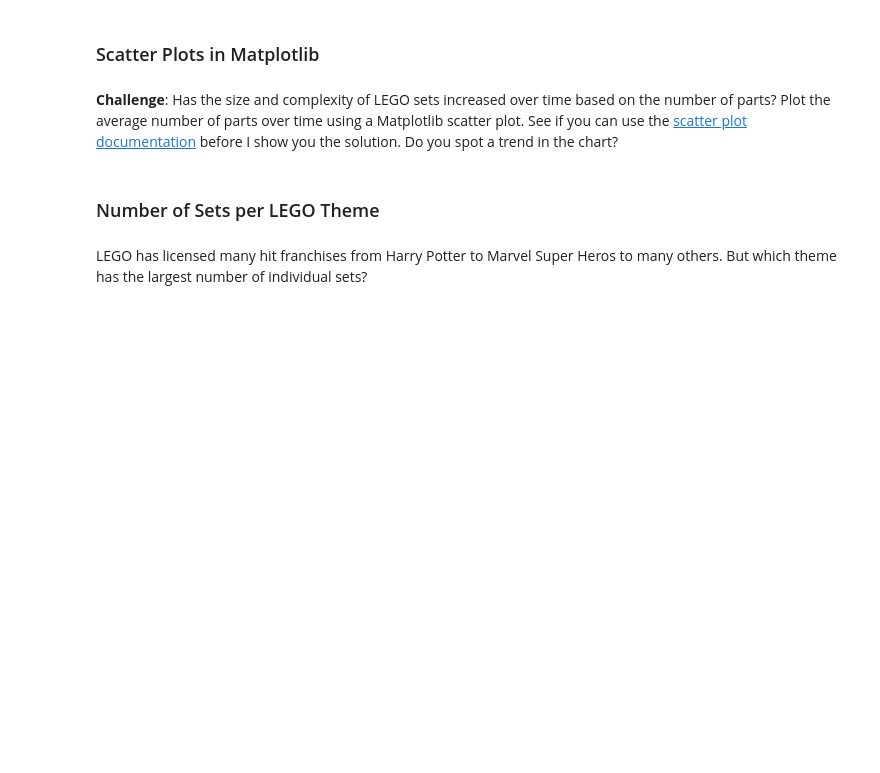
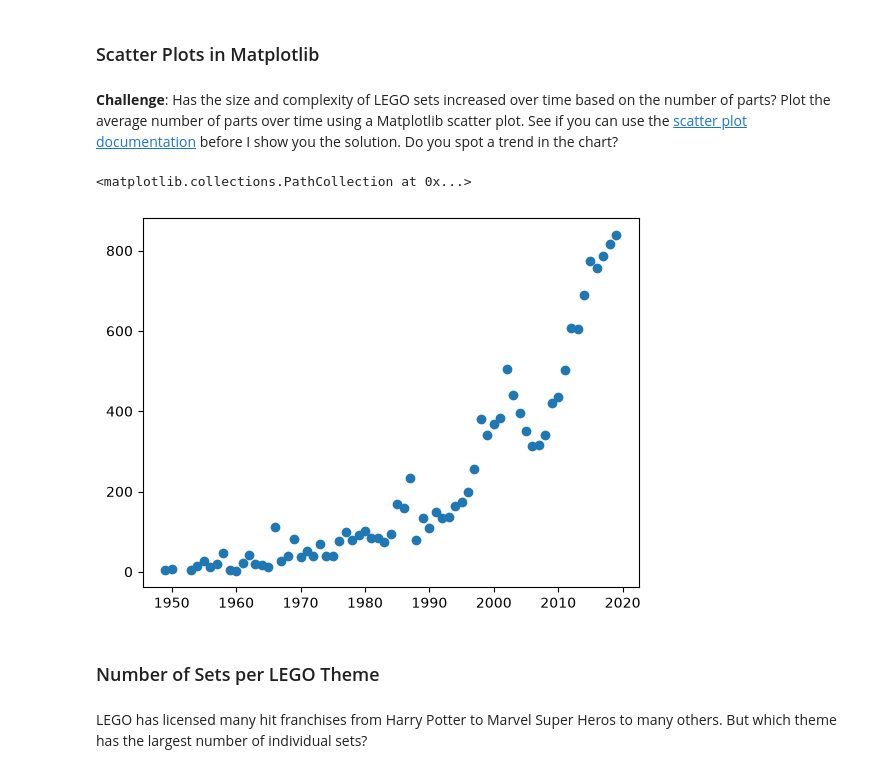
Before and after one commit to acloudnerd/data-science, a Jupyter notebook: LEGO project/Lego_Analysis.ipynb, the cells around one changed output. Cells and saved outputs as stored; diff of their text form; code cells hidden in the pictures; blank space fills up the shorter version.

Commit message:
average number of parts per lego set and the scatter plot

```diff
--- a/LEGO project/Lego_Analysis.ipynb
+++ b/LEGO project/Lego_Analysis.ipynb
@@ -262,3 +262,6 @@ Text(0, 0.5, 'Number of Themes')
 [figure]
 # %% [markdown]
 **Challenge**: Use the <code>.groupby()</code> and <code>.agg()</code> function together to figure out the average number of parts per set. How many parts did the average LEGO set released in 1954 compared to say, 2017?
+# %%
+# group the number of parts by year and get the average number of parts for that year
+parts_per_set = sets_per_year.groupby('year').agg({'num_parts': pd.Series.mean})
@@ -266,6 +286,11 @@ Text(0, 0.5, 'Number of Themes')
 ### Scatter Plots in Matplotlib
 # %% [markdown]
 **Challenge**: Has the size and complexity of LEGO sets increased over time based on the number of parts? Plot the average number of parts over time using a Matplotlib scatter plot. See if you can use the [scatter plot documentation](https://matplotlib.org/3.1.0/api/_as_gen/matplotlib.pyplot.scatter.html) before I show you the solution. Do you spot a trend in the chart?
+# %%
+plt.scatter(parts_per_set.index[:-2], parts_per_set.num_parts[:-2])
+# %% [output]
+<matplotlib.collections.PathCollection at 0x...>
+[figure, added]
 # %% [markdown]
 ### Number of Sets per LEGO Theme
 # %% [markdown]
```
Also changed, not shown: parts of 1 cell of this notebook.
